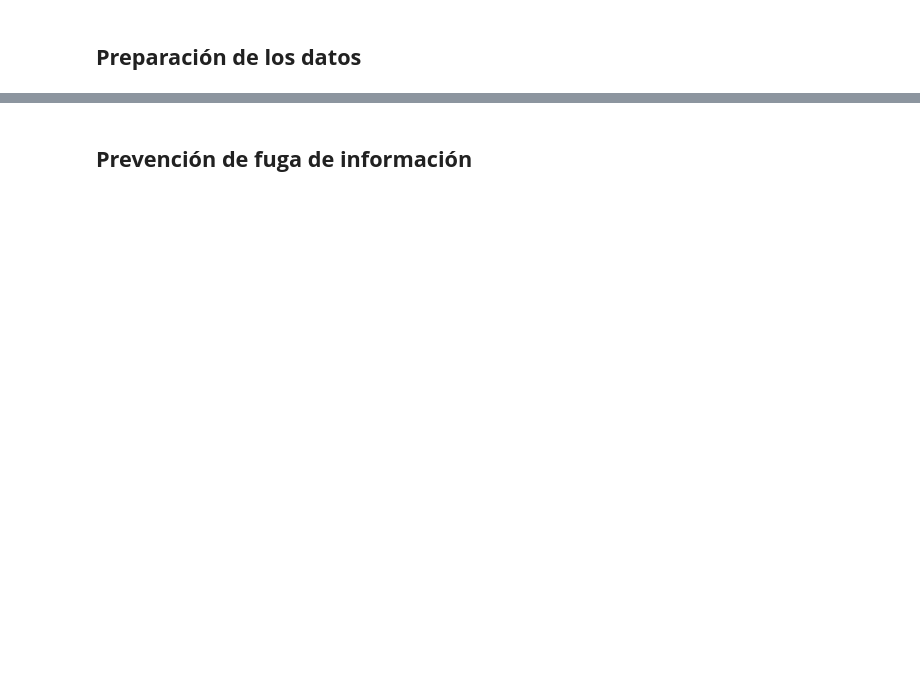
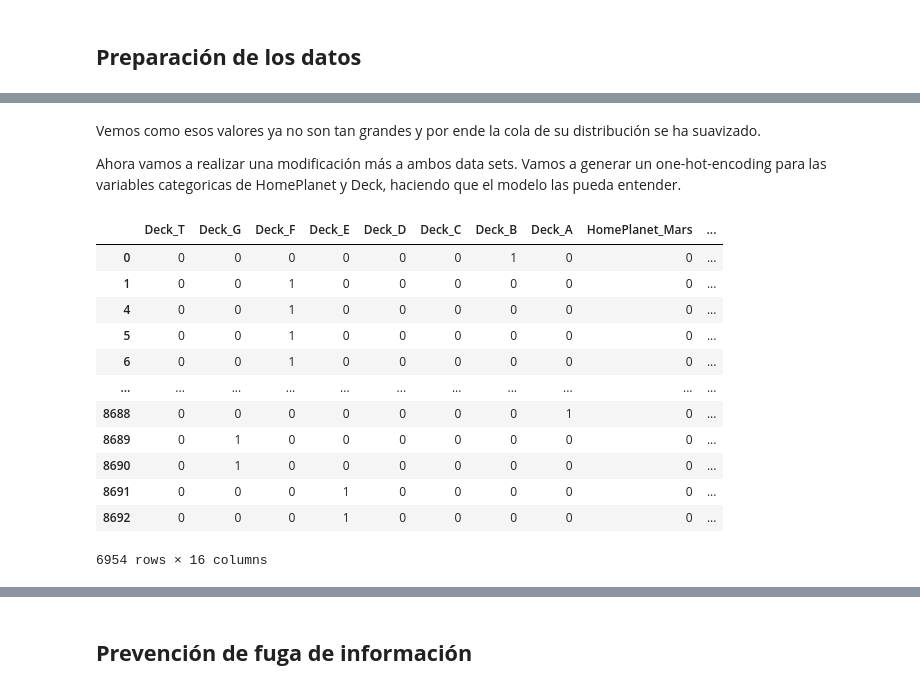
Before and after one commit to Sam-eb/Modelos-1-2026-2, a Jupyter notebook: Proyecto_Modelos_1.ipynb, the cells around one changed output, grey strips where cells are left out. Drawn from its saved outputs; the diff is of its cells as text; code cells hidden in the pictures; blank space fills up the shorter version.

```diff
--- a/Proyecto_Modelos_1.ipynb
+++ b/Proyecto_Modelos_1.ipynb
@@ -568,0 +591,40 @@ cv = StratifiedKFold(n_splits=5, shuffle=True, random_state=SEED)
+# %%
+X_train.HomePlanet = X_train.HomePlanet.fillna(X_train.HomePlanet.mode()[0])
+X_test.HomePlanet = X_test.HomePlanet.fillna(X_train.HomePlanet.mode()[0])
+X_train.Deck = X_train.Deck.fillna(X_train.Deck.mode()[0])
+X_test.Deck = X_test.Deck.fillna(X_train.Deck.mode()[0])
+
+
+gastos = ["RoomService","Spa","VRDeck"]
+for gasto in gastos:
+    X_train.loc[X_train.CryoSleep == True,gasto] = X_train.loc[X_train.CryoSleep == True,gasto].fillna(0)
+    X_test.loc[X_test.CryoSleep == True,gasto] = X_test.loc[X_test.CryoSleep == True,gasto].fillna(0)
+
+mask = X_train['CryoSleep'].isna() & (X_train[gastos].sum(axis=1, skipna=True) > 0)
+X_train.loc[mask, 'CryoSleep'] = 0
+mask = X_test['CryoSleep'].isna() & (X_test[gastos].sum(axis=1, skipna=True) > 0)
+X_test.loc[mask, 'CryoSleep'] = 0
+
+X_train.CryoSleep = X_train.CryoSleep.fillna(X_train.CryoSleep.mode()[0])
+X_test.CryoSleep = X_test.CryoSleep.fillna(X_train.CryoSleep.mode()[0])
+
+
+media_Age = X_train.Age.mean()
+std_Age = X_train.Age.std()
+num_nan = X_train.Age.isna().sum()
+num_nan_test = X_test.Age.isna().sum()
+
+np.random.seed(67)
+edades_reemplazo_test = np.random.normal(media_Age, std_Age, num_nan_test)
+edades_reemplazo_test = np.clip(edades_reemplazo_test, 0, None)
+
+edades_reemplazo = np.random.normal(media_Age,std_Age,num_nan)
+edades_reemplazo = np.clip(edades_reemplazo, 0, None)
+
+X_train.loc[X_train.Age.isna(), 'Age'] = edades_reemplazo
+X_test.loc[X_test.Age.isna(), 'Age'] = edades_reemplazo_test
+
+for gasto in gastos:
+    mediana = X_train[gasto].median()
+    X_train[gasto] = X_train[gasto].fillna(mediana)
+    X_test[gasto] = X_test[gasto].fillna(mediana)
@@ -568,0 +663,3 @@ cv = StratifiedKFold(n_splits=5, shuffle=True, random_state=SEED)
+# %%
+X_test[gastos] = np.log1p(X_test[gastos])
+X_train[gastos] = np.log1p(X_train[gastos])
@@ -568,0 +690,5 @@ cv = StratifiedKFold(n_splits=5, shuffle=True, random_state=SEED)
+# %% [markdown]
+Vemos como esos valores ya no son tan grandes y por ende la cola de su distribución se ha suavizado.
+
+Ahora vamos a realizar una modificación más a ambos data sets.
+Vamos a generar un one-hot-encoding para las variables categoricas de HomePlanet y Deck, haciendo que el modelo las pueda entender.
@@ -568,0 +713,16 @@ cv = StratifiedKFold(n_splits=5, shuffle=True, random_state=SEED)
+# %%
+X_train
+# %% [output]
+|  | Deck_T | Deck_G | Deck_F | Deck_E | Deck_D | Deck_C | Deck_B | Deck_A | HomePlanet_Mars | ... |
+| 0 | 0 | 0 | 0 | 0 | 0 | 0 | 1 | 0 | 0 | ... |
+| 1 | 0 | 0 | 1 | 0 | 0 | 0 | 0 | 0 | 0 | ... |
+| 4 | 0 | 0 | 1 | 0 | 0 | 0 | 0 | 0 | 0 | ... |
+| 5 | 0 | 0 | 1 | 0 | 0 | 0 | 0 | 0 | 0 | ... |
+| 6 | 0 | 0 | 1 | 0 | 0 | 0 | 0 | 0 | 0 | ... |
+| ... | ... | ... | ... | ... | ... | ... | ... | ... | ... | ... |
+| 8688 | 0 | 0 | 0 | 0 | 0 | 0 | 0 | 1 | 0 | ... |
+| 8689 | 0 | 1 | 0 | 0 | 0 | 0 | 0 | 0 | 0 | ... |
+| 8690 | 0 | 1 | 0 | 0 | 0 | 0 | 0 | 0 | 0 | ... |
+| 8691 | 0 | 0 | 0 | 1 | 0 | 0 | 0 | 0 | 0 | ... |
+| 8692 | 0 | 0 | 0 | 1 | 0 | 0 | 0 | 0 | 0 | ... |
+6954 rows × 16 columns
```
Also changed, not shown: parts of 18 cells of this notebook.
